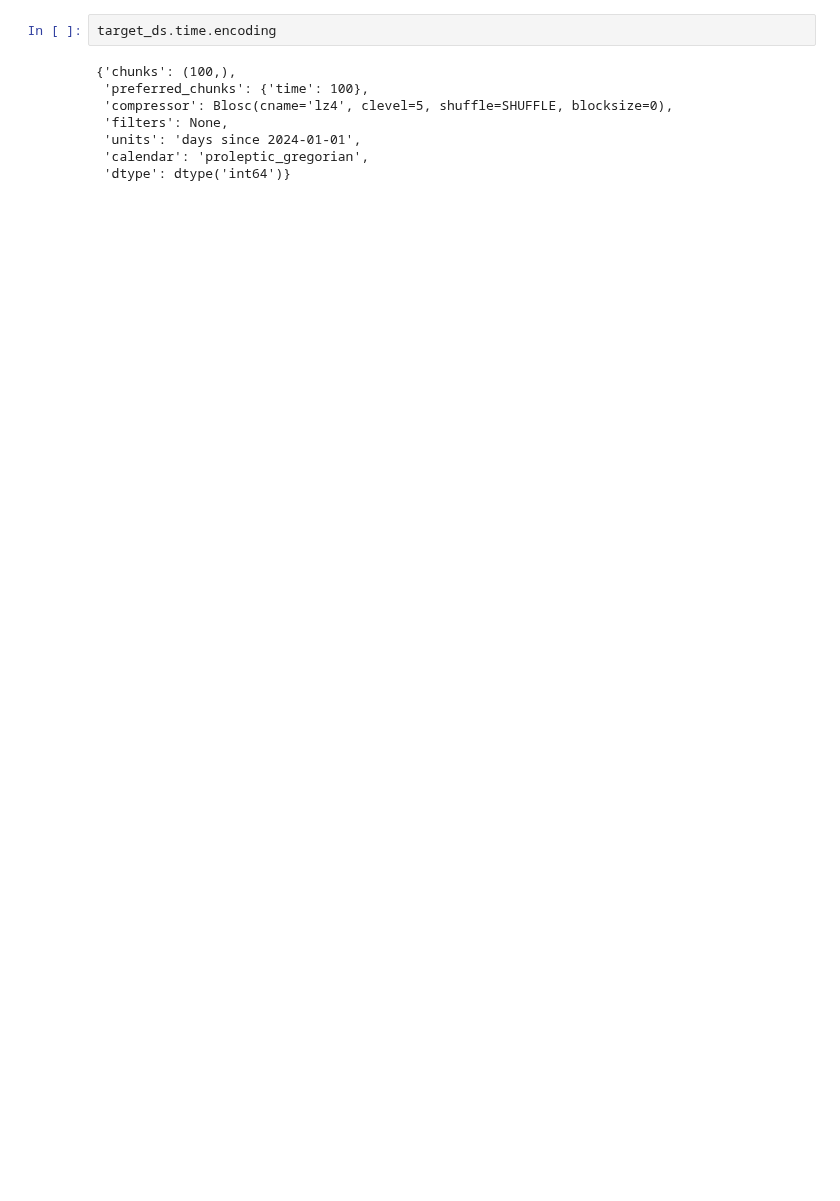
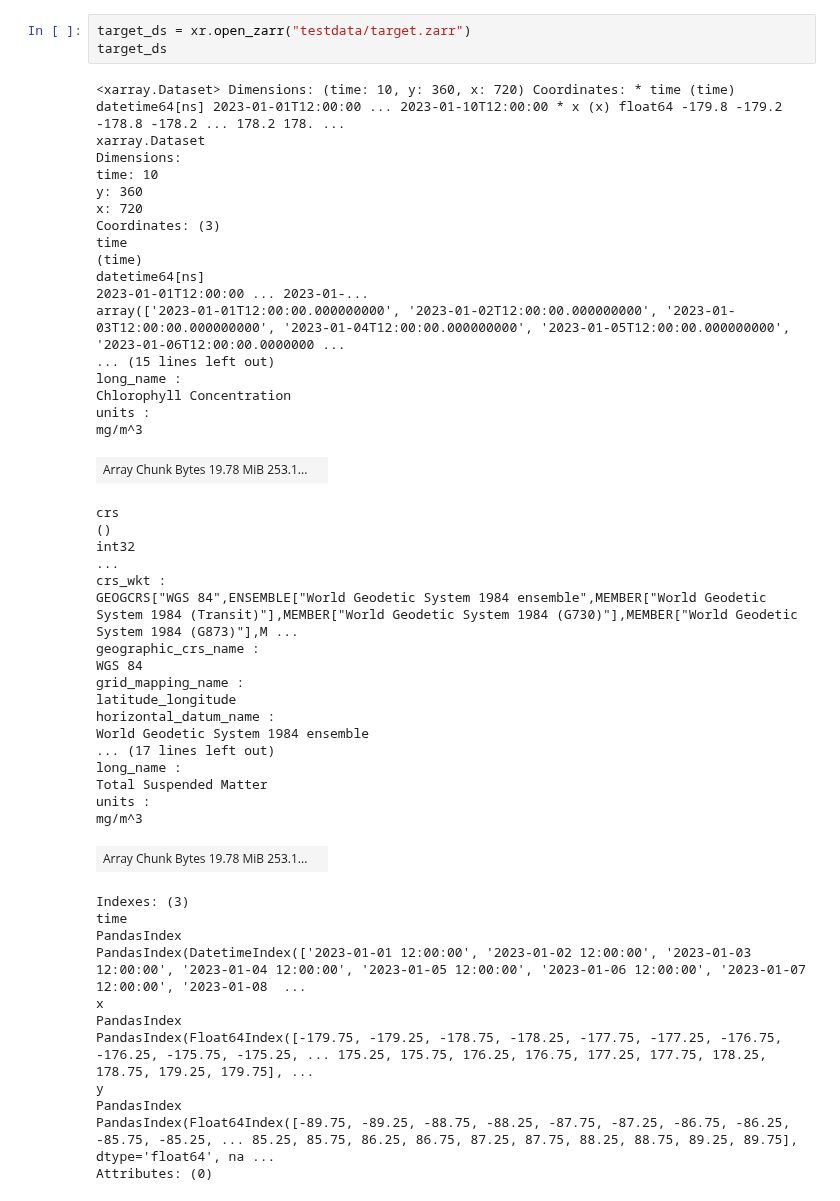
Before and after one commit to bcdev/zappend, a Jupyter notebook: zappend.ipynb, the cells around one changed output. Cells and saved outputs as stored; diff of their text form; blank space fills up the shorter version.

```diff
--- a/zappend.ipynb
+++ b/zappend.ipynb
@@ -170,10 +418,51 @@ Coordinates:
 # %%
-target_ds.time.encoding
+target_ds = xr.open_zarr("testdata/target.zarr")
+target_ds
 # %% [output]
-{'chunks': (100,),
- 'preferred_chunks': {'time': 100},
- 'compressor': Blosc(cname='lz4', clevel=5, shuffle=SHUFFLE, blocksize=0),
- 'filters': None,
- 'units': 'days since 2024-01-01',
- 'calendar': 'proleptic_gregorian',
- 'dtype': dtype('int64')}
+<xarray.Dataset> Dimensions: (time: 10, y: 360, x: 720) Coordinates: * time (time) datetime64[ns] 2023-01-01T12:00:00 ... 2023-01-10T12:00:00 * x (x) float64 -179.8 -179.2 -178.8 -178.2 ... 178.2 178. ...
+xarray.Dataset
+Dimensions:
+time: 10
+y: 360
+x: 720
+Coordinates: (3)
+time
+(time)
+datetime64[ns]
+2023-01-01T12:00:00 ... 2023-01-...
+array(['2023-01-01T12:00:00.000000000', '2023-01-02T12:00:00.000000000', '2023-01-03T12:00:00.000000000', '2023-01-04T12:00:00.000000000', '2023-01-05T12:00:00.000000000', '2023-01-06T12:00:00.0000000 ...
+... (15 lines left out)
+long_name :
+Chlorophyll Concentration
+units :
+mg/m^3
+| Array Chunk Bytes 19.78 MiB 253.1... |  |
+crs
+()
+int32
+...
+crs_wkt :
+GEOGCRS["WGS 84",ENSEMBLE["World Geodetic System 1984 ensemble",MEMBER["World Geodetic System 1984 (Transit)"],MEMBER["World Geodetic System 1984 (G730)"],MEMBER["World Geodetic System 1984 (G873)"],M ...
+geographic_crs_name :
+WGS 84
+grid_mapping_name :
+latitude_longitude
+horizontal_datum_name :
+World Geodetic System 1984 ensemble
+... (17 lines left out)
+long_name :
+Total Suspended Matter
+units :
+mg/m^3
+| Array Chunk Bytes 19.78 MiB 253.1... |  |
+Indexes: (3)
+time
+PandasIndex
+PandasIndex(DatetimeIndex(['2023-01-01 12:00:00', '2023-01-02 12:00:00', '2023-01-03 12:00:00', '2023-01-04 12:00:00', '2023-01-05 12:00:00', '2023-01-06 12:00:00', '2023-01-07 12:00:00', '2023-01-08  ...
+x
+PandasIndex
+PandasIndex(Float64Index([-179.75, -179.25, -178.75, -178.25, -177.75, -177.25, -176.75, -176.25, -175.75, -175.25, ... 175.25, 175.75, 176.25, 176.75, 177.25, 177.75, 178.25, 178.75, 179.25, 179.75], ...
+y
+PandasIndex
+PandasIndex(Float64Index([-89.75, -89.25, -88.75, -88.25, -87.75, -87.25, -86.75, -86.25, -85.75, -85.25, ... 85.25, 85.75, 86.25, 86.75, 87.25, 87.75, 88.25, 88.75, 89.25, 89.75], dtype='float64', na ...
+Attributes: (0)
```
Also changed, not shown: parts of 43 cells of this notebook.
